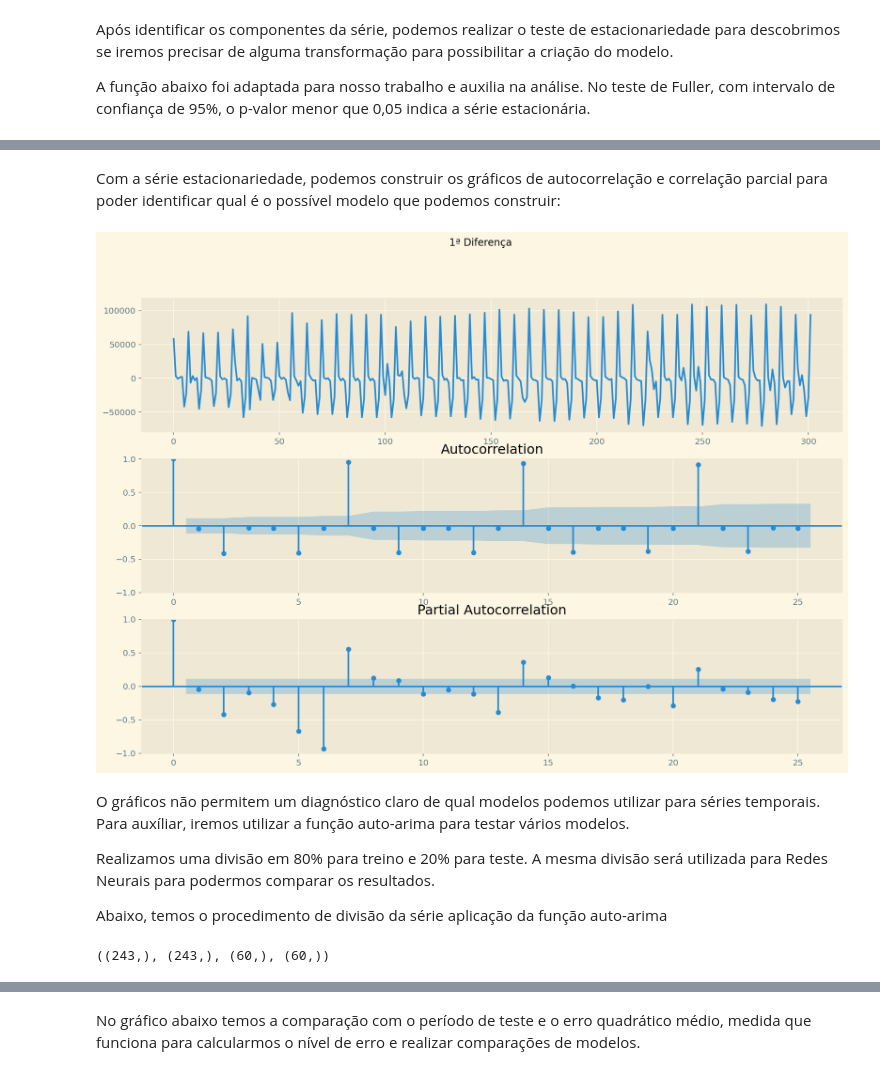
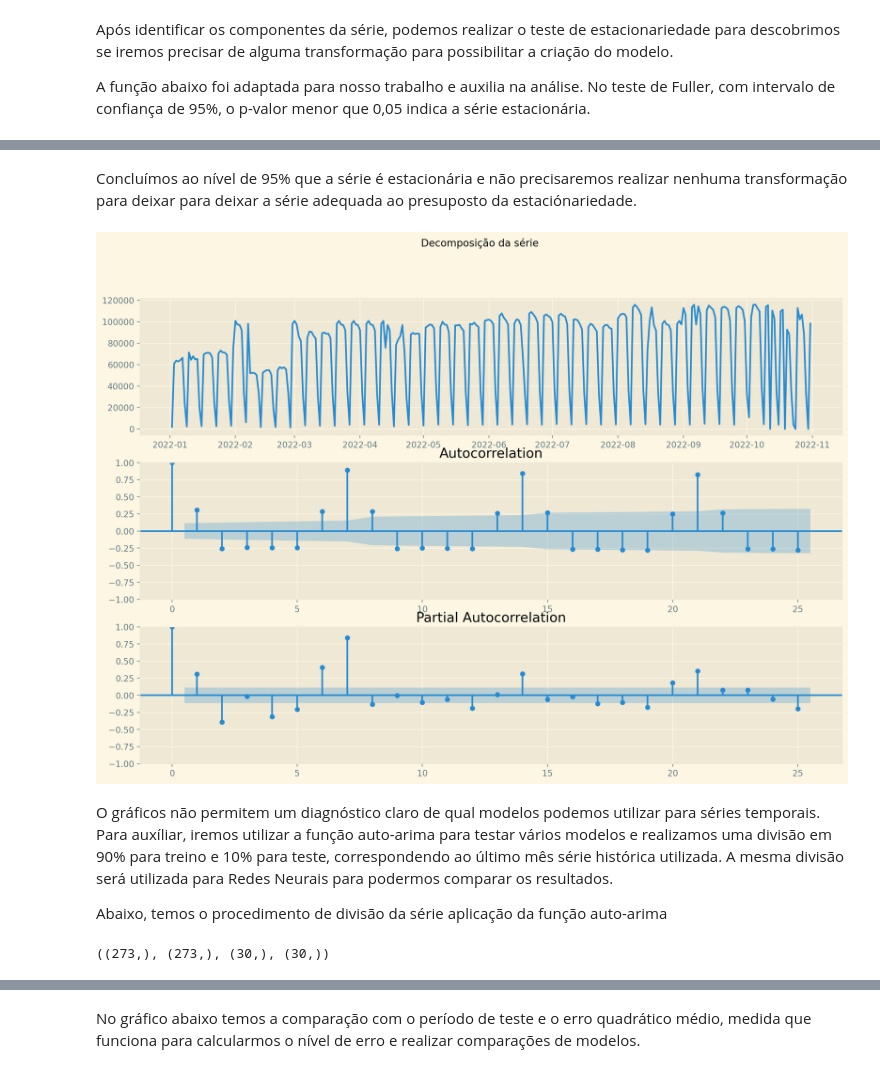
Before and after one commit to filmateus/Tranporte_Publico, a Jupyter notebook: forecasting_public_transportation.ipynb, the cells around one changed output, grey strips where cells are left out. Saved outputs shown, nothing was run; the diff lists cells and outputs as text; code cells hidden in the pictures.

```diff
--- a/forecasting_public_transportation.ipynb
+++ b/forecasting_public_transportation.ipynb
@@ -203,14 +203,14 @@ Com a tabela construída, com os valores 0, realizamos a alteração destes valo
 # %%
 for i in range(7):
     if shapiro_day['pvalor'][i] > 0.05:
-        freq_pas['Passageiros']  = np.where((freq_pas['Passageiros'] == 0 )
+        freq_pas['Passageiros']  = np.where((freq_pas['Passageiros'] == 0)
         & (freq_pas['dia_semana'] == i)
-        & (freq_pas['Data Coleta'] > '2022-01-31'), data_day_c['mean'][i], freq_pas['Passageiros'])
+        & (freq_pas['Data Coleta'] > '2022-01-31') & (freq_pas['Data Coleta'] < '2022-09-30'), data_day_c['mean'][i], freq_pas['Passageiros'])
 
     else:
         freq_pas['Passageiros']  = np.where((freq_pas['Passageiros'] == 0 )
         & (freq_pas['dia_semana'] == i)
-        & (freq_pas['Data Coleta'] > '2022-01-31'),data_day_c['50%'][i] , freq_pas['Passageiros'])
+        & (freq_pas['Data Coleta'] > '2022-01-31') & (freq_pas['Data Coleta'] < '2022-09-30'), data_day_c['50%'][i] , freq_pas['Passageiros'])
 # %% [markdown]
 Para confirmar alteraçãos dos valores, vizuallizamos o box-plot novamente. Percebemos a correção implantanda.
 
@@ -358,36 +317,33 @@ p-valor - 1 diferença:  9.069933423043197e-07
-# %% [markdown]
-Com a série estacionariedade, podemos construir os gráficos de autocorrelação e correlação parcial para poder identificar qual é o possível modelo que podemos construir:
+# %% [markdown]
+Concluímos ao nível de 95% que a série é estacionária e não precisaremos realizar nenhuma transformação para deixar para deixar a série adequada ao presuposto da estaciónariedade.
 # %%
 from statsmodels.graphics.tsaplots import plot_acf, plot_pacf
-diff_pas_1 = np.diff(freq_pas['Passageiros'], 1)
 
 def graficos_series():
     fig, (ax1, ax2, ax3) = plt.subplots(3)
-    fig.suptitle('1ª Diferença')
+    fig.suptitle("Decomposição da série")
     fig.set_size_inches(15,10)
-    ax1.plot(diff_pas_1)
-    plot_acf(diff_pas_1, ax = ax2)
-    plot_pacf(diff_pas_1, ax = ax3)
+    ax1.plot(freq_pas['Passageiros'])
+    plot_acf(freq_pas['Passageiros'], ax = ax2)
+    plot_pacf(freq_pas['Passageiros'], ax = ax3)
     plt.show()
 
 graficos_series()
 # %% [output]
-[figure, old version]
+[figure, new version]
 # %% [markdown]
-O gráficos não permitem um diagnóstico claro de qual modelos podemos utilizar para séries temporais. Para auxíliar, iremos utilizar a função auto-arima  para testar vários modelos.
-
-Realizamos uma divisão em 80% para treino e 20% para teste. A mesma divisão será utilizada para Redes Neurais para podermos comparar os resultados.
+O gráficos não permitem um diagnóstico claro de qual modelos podemos utilizar para séries temporais. Para auxíliar, iremos utilizar a função auto-arima para testar vários modelos e realizamos uma divisão em 90% para treino e 10% para teste, correspondendo ao último mês série histórica utilizada. A mesma divisão será utilizada para Redes Neurais para podermos comparar os resultados.
 
 Abaixo, temos o procedimento de divisão da série aplicação da função auto-arima
 # %%
 data = freq_pas['Passageiros']
 
-test_size = int(0.2*len(data))
+test_size = int(0.1*len(data))
 train, test = data[:-test_size], data[-test_size:]
 x_train, x_test = np.array(range(train.shape[0])), np.array(range(train.shape[0], data.shape[0]))
 train.shape, x_train.shape, test.shape, x_test.shape
 # %% [output]
-((243,), (243,), (60,), (60,))
+((273,), (273,), (30,), (30,))
 # %%
 def plot_ts2():
     fig, ax = plt.subplots(1, 1, figsize=(15, 5))
```
Also changed, not shown: parts of 37 cells of this notebook.
